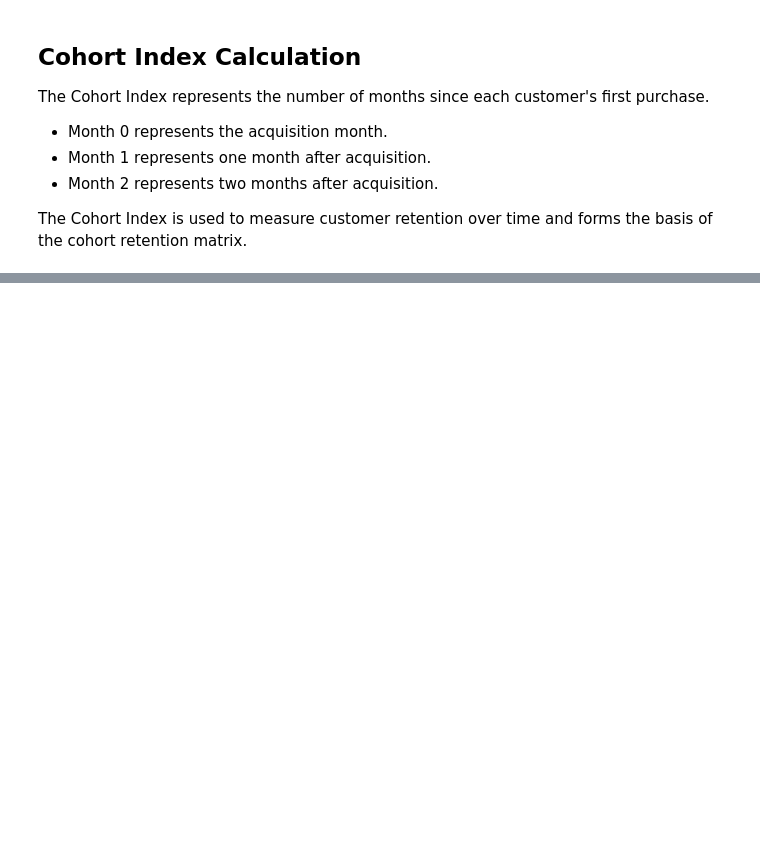
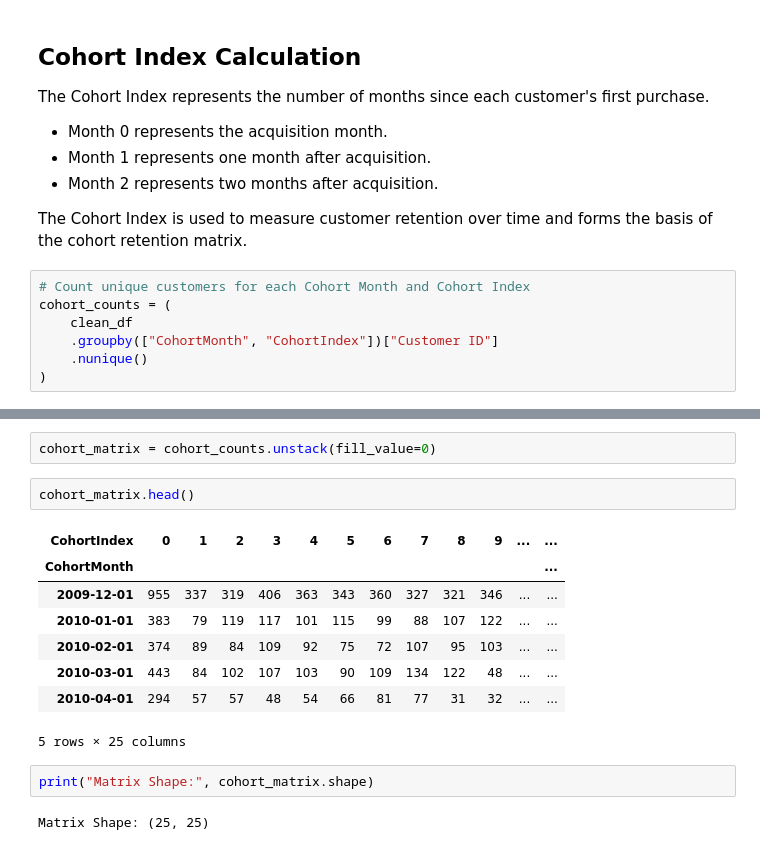
Before and after one commit to Tamoze/SaaS-ECommerce-Cohort-Retention-CLTV-Analysis, a Jupyter notebook: notebooks/week1-datacleaning.ipynb, the cells around one changed output, grey strips where cells are left out. Cells and saved outputs as stored; diff of their text form; blank space fills up the shorter version.

Commit message:
Build cohort retention count matrix

```diff
--- a/notebooks/week1-datacleaning.ipynb
+++ b/notebooks/week1-datacleaning.ipynb
@@ -534,3 +534,10 @@ The Cohort Index represents the number of months since each customer's first pur
 - Month 2 represents two months after acquisition.
 
 The Cohort Index is used to measure customer retention over time and forms the basis of the cohort retention matrix.
+# %%
+# Count unique customers for each Cohort Month and Cohort Index
+cohort_counts = (
+    clean_df
+    .groupby(["CohortMonth", "CohortIndex"])["Customer ID"]
+    .nunique()
+)
@@ -536,0 +564,17 @@ The Cohort Index is used to measure customer retention over time and forms the b
+# %%
+cohort_matrix = cohort_counts.unstack(fill_value=0)
+# %%
+cohort_matrix.head()
+# %% [output]
+| CohortIndex | 0 | 1 | 2 | 3 | 4 | 5 | 6 | 7 | 8 | 9 | ... | ... |
+| CohortMonth |  |  |  |  |  |  |  |  |  |  |  | ... |
+| 2009-12-01 | 955 | 337 | 319 | 406 | 363 | 343 | 360 | 327 | 321 | 346 | ... | ... |
+| 2010-01-01 | 383 | 79 | 119 | 117 | 101 | 115 | 99 | 88 | 107 | 122 | ... | ... |
+| 2010-02-01 | 374 | 89 | 84 | 109 | 92 | 75 | 72 | 107 | 95 | 103 | ... | ... |
+| 2010-03-01 | 443 | 84 | 102 | 107 | 103 | 90 | 109 | 134 | 122 | 48 | ... | ... |
+| 2010-04-01 | 294 | 57 | 57 | 48 | 54 | 66 | 81 | 77 | 31 | 32 | ... | ... |
+5 rows × 25 columns
+# %%
+print("Matrix Shape:", cohort_matrix.shape)
+# %% [output]
+Matrix Shape: (25, 25)
```
Also changed, not shown: parts of 3 cells of this notebook.
